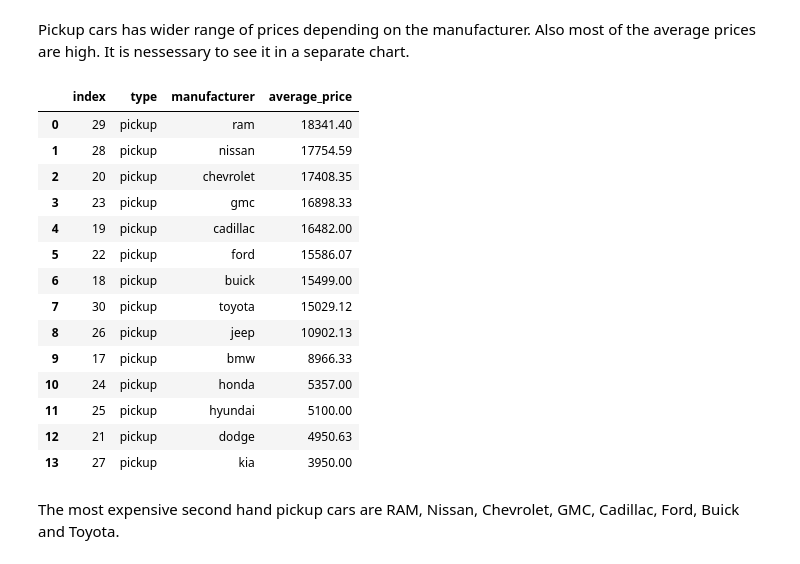
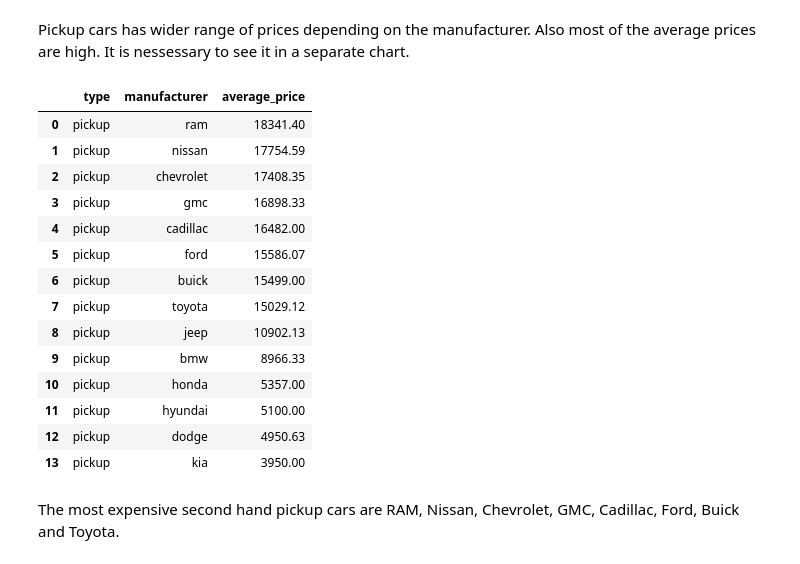
Before and after one commit to ravtsen/Car_sales_advertisements, a Jupyter notebook: Notebooks/EDA.ipynb, the cells around one changed output. Drawn from its saved outputs; the diff is of its cells as text; code cells hidden in the pictures.

```diff
--- a/Notebooks/EDA.ipynb
+++ b/Notebooks/EDA.ipynb
@@ -388,6 +394,16 @@ df['car_age'] = df['year_posted'] - df['model_year']
 df['car_age'] -= df['days_listed'] / 365
 df['car_age'] = df['car_age'].round(2)
 
+# Define the function to replace negative numbers with 0
+def replace_negative_with_zero(number):
+    if number < 0:
+        return 0
+    else:
+        return number
+
+# Apply the function to the column 'car_age' in the DataFrame
+df['car_age'] = df['car_age'].apply(replace_negative_with_zero)
+
 print(df.head(10))
 # %% [output]
             model  price  model_year  condition cylinders fuel  odometer  \
@@ -828,32 +861,32 @@ Pickup cars has wider range of prices depending on the manufacturer. Also most o
 # %%
 # Updated df for pickup cars only
 # Specify car types we are going to analyse
 included_type = ['pickup']
 
 # Filter df.sorted based on the included type
 df_pickup_only = df_grouped_by_avg_price[df_grouped_by_avg_price['type'].isin(included_type)]
 
 # Sort df_pickup_only by average price
 df_sorted = df_pickup_only.sort_values(by=['average_price'], ascending=[False])
 
 # Display df
-df_sorted.reset_index()
+df_sorted.reset_index(drop=True)
 # %% [output]
-|  | index | type | manufacturer | average_price |
-| 0 | 29 | pickup | ram | 18341.40 |
-| 1 | 28 | pickup | nissan | 17754.59 |
-| 2 | 20 | pickup | chevrolet | 17408.35 |
-| 3 | 23 | pickup | gmc | 16898.33 |
-| 4 | 19 | pickup | cadillac | 16482.00 |
-| 5 | 22 | pickup | ford | 15586.07 |
-| 6 | 18 | pickup | buick | 15499.00 |
-| 7 | 30 | pickup | toyota | 15029.12 |
-| 8 | 26 | pickup | jeep | 10902.13 |
-| 9 | 17 | pickup | bmw | 8966.33 |
-| 10 | 24 | pickup | honda | 5357.00 |
-| 11 | 25 | pickup | hyundai | 5100.00 |
-| 12 | 21 | pickup | dodge | 4950.63 |
-| 13 | 27 | pickup | kia | 3950.00 |
+|  | type | manufacturer | average_price |
+| 0 | pickup | ram | 18341.40 |
+| 1 | pickup | nissan | 17754.59 |
+| 2 | pickup | chevrolet | 17408.35 |
+| 3 | pickup | gmc | 16898.33 |
+| 4 | pickup | cadillac | 16482.00 |
+| 5 | pickup | ford | 15586.07 |
+| 6 | pickup | buick | 15499.00 |
+| 7 | pickup | toyota | 15029.12 |
+| 8 | pickup | jeep | 10902.13 |
+| 9 | pickup | bmw | 8966.33 |
+| 10 | pickup | honda | 5357.00 |
+| 11 | pickup | hyundai | 5100.00 |
+| 12 | pickup | dodge | 4950.63 |
+| 13 | pickup | kia | 3950.00 |
 # %%
 # Bar chart - Pickup cars price distribution by manufacturer
 fig = px.bar(df_sorted, x='type', y='average_price', color='manufacturer', text='manufacturer', title='Pickup type car price distribution by car type and manufacturer', barmode='group')
```
Also changed, not shown: parts of 20 cells of this notebook, 3 other files.
